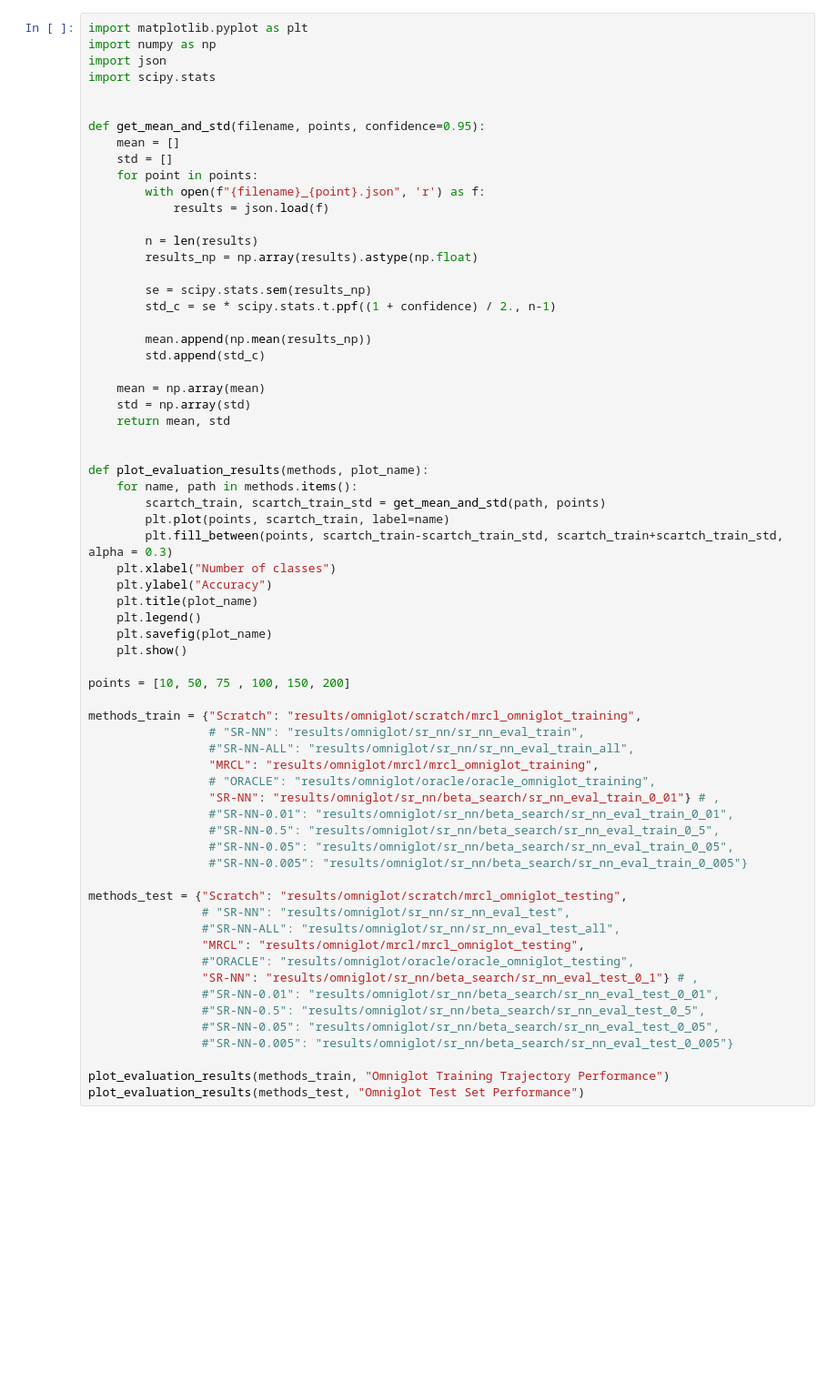
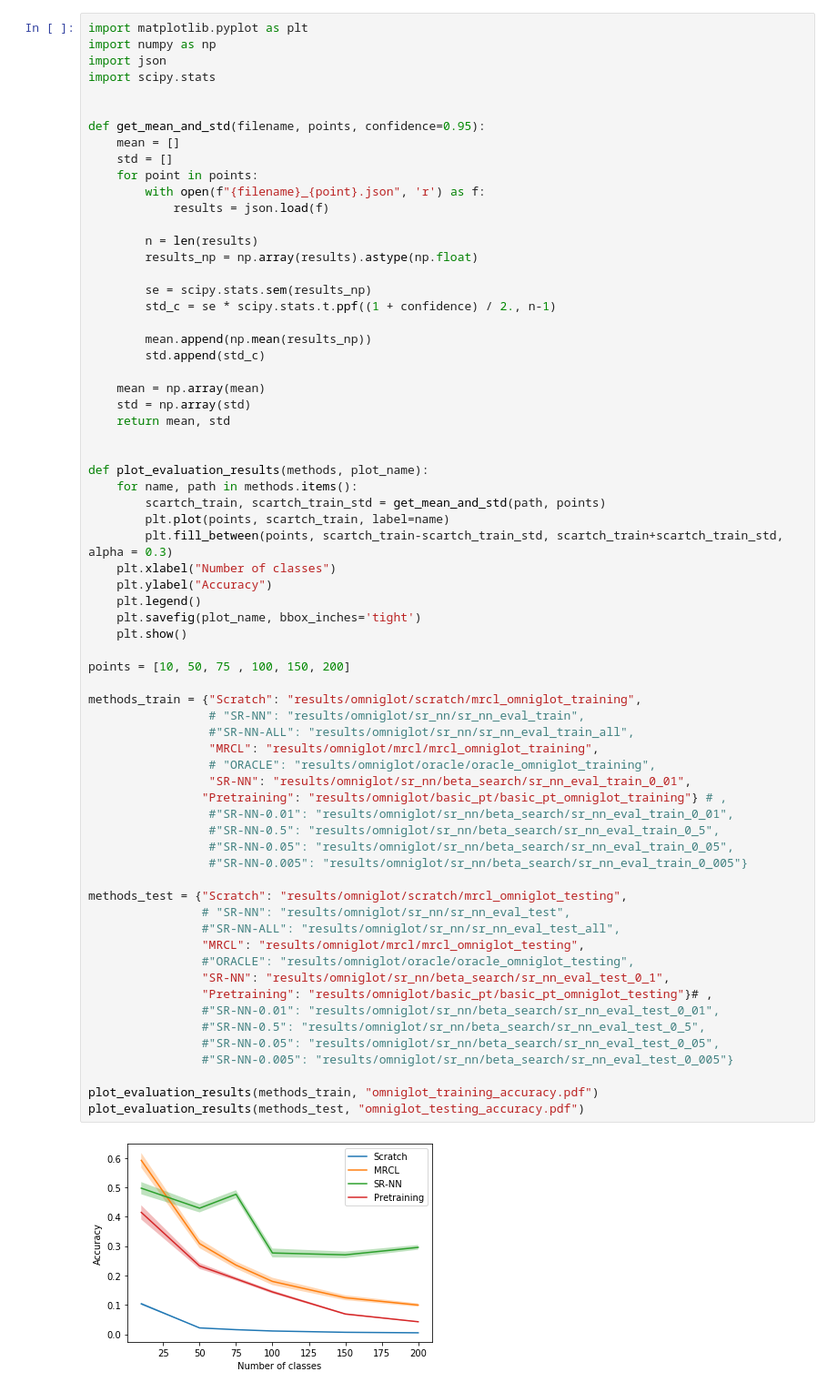
Before and after one commit to sergiolib/reproduce_oml, a Jupyter notebook: plotting.ipynb, the cells around one changed output. Shown at 91% size. Cells and saved outputs as stored; diff of their text form; blank space fills up the shorter version.

Commit message:
Add plotting changes and code for representation plotting

```diff
--- a/plotting.ipynb
+++ b/plotting.ipynb
@@ -31,36 +31,39 @@ def plot_evaluation_results(methods, plot_name):
         scartch_train, scartch_train_std = get_mean_and_std(path, points)
         plt.plot(points, scartch_train, label=name)
         plt.fill_between(points, scartch_train-scartch_train_std, scartch_train+scartch_train_std, alpha = 0.3)
     plt.xlabel("Number of classes")
     plt.ylabel("Accuracy")
-    plt.title(plot_name)
     plt.legend()
-    plt.savefig(plot_name)
+    plt.savefig(plot_name, bbox_inches='tight')
     plt.show()
 
 points = [10, 50, 75 , 100, 150, 200]
 
 methods_train = {"Scratch": "results/omniglot/scratch/mrcl_omniglot_training",
                  # "SR-NN": "results/omniglot/sr_nn/sr_nn_eval_train",
                  #"SR-NN-ALL": "results/omniglot/sr_nn/sr_nn_eval_train_all",
                  "MRCL": "results/omniglot/mrcl/mrcl_omniglot_training",
                  # "ORACLE": "results/omniglot/oracle/oracle_omniglot_training",
-                 "SR-NN": "results/omniglot/sr_nn/beta_search/sr_nn_eval_train_0_01"} # ,
+                 "SR-NN": "results/omniglot/sr_nn/beta_search/sr_nn_eval_train_0_01",
+                "Pretraining": "results/omniglot/basic_pt/basic_pt_omniglot_training"} # ,
                  #"SR-NN-0.01": "results/omniglot/sr_nn/beta_search/sr_nn_eval_train_0_01",
                  #"SR-NN-0.5": "results/omniglot/sr_nn/beta_search/sr_nn_eval_train_0_5",
                  #"SR-NN-0.05": "results/omniglot/sr_nn/beta_search/sr_nn_eval_train_0_05",
                  #"SR-NN-0.005": "results/omniglot/sr_nn/beta_search/sr_nn_eval_train_0_005"}
 
 methods_test = {"Scratch": "results/omniglot/scratch/mrcl_omniglot_testing",
                 # "SR-NN": "results/omniglot/sr_nn/sr_nn_eval_test",
                 #"SR-NN-ALL": "results/omniglot/sr_nn/sr_nn_eval_test_all",
                 "MRCL": "results/omniglot/mrcl/mrcl_omniglot_testing",
                 #"ORACLE": "results/omniglot/oracle/oracle_omniglot_testing",
-                "SR-NN": "results/omniglot/sr_nn/beta_search/sr_nn_eval_test_0_1"} # ,
+                "SR-NN": "results/omniglot/sr_nn/beta_search/sr_nn_eval_test_0_1",
+                "Pretraining": "results/omniglot/basic_pt/basic_pt_omniglot_testing"}# ,
                 #"SR-NN-0.01": "results/omniglot/sr_nn/beta_search/sr_nn_eval_test_0_01",
                 #"SR-NN-0.5": "results/omniglot/sr_nn/beta_search/sr_nn_eval_test_0_5",
                 #"SR-NN-0.05": "results/omniglot/sr_nn/beta_search/sr_nn_eval_test_0_05",
                 #"SR-NN-0.005": "results/omniglot/sr_nn/beta_search/sr_nn_eval_test_0_005"}
 
-plot_evaluation_results(methods_train, "Omniglot Training Trajectory Performance")
-plot_evaluation_results(methods_test, "Omniglot Test Set Performance")
+plot_evaluation_results(methods_train, "omniglot_training_accuracy.pdf")
+plot_evaluation_results(methods_test, "omniglot_testing_accuracy.pdf")
+# %% [output]
+[figure, added]
```
Also changed, not shown: parts of 1 cell of this notebook, 1 other file.
